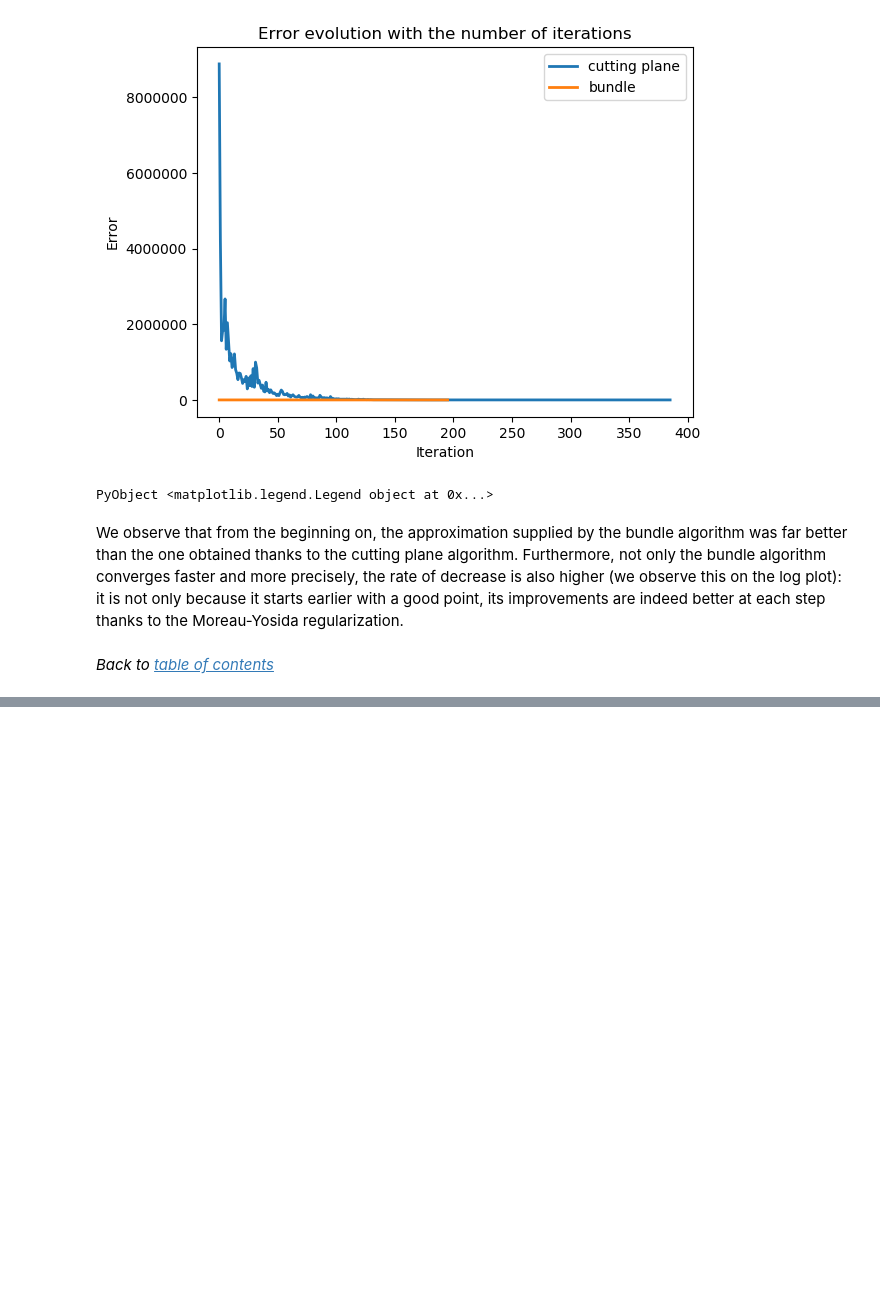
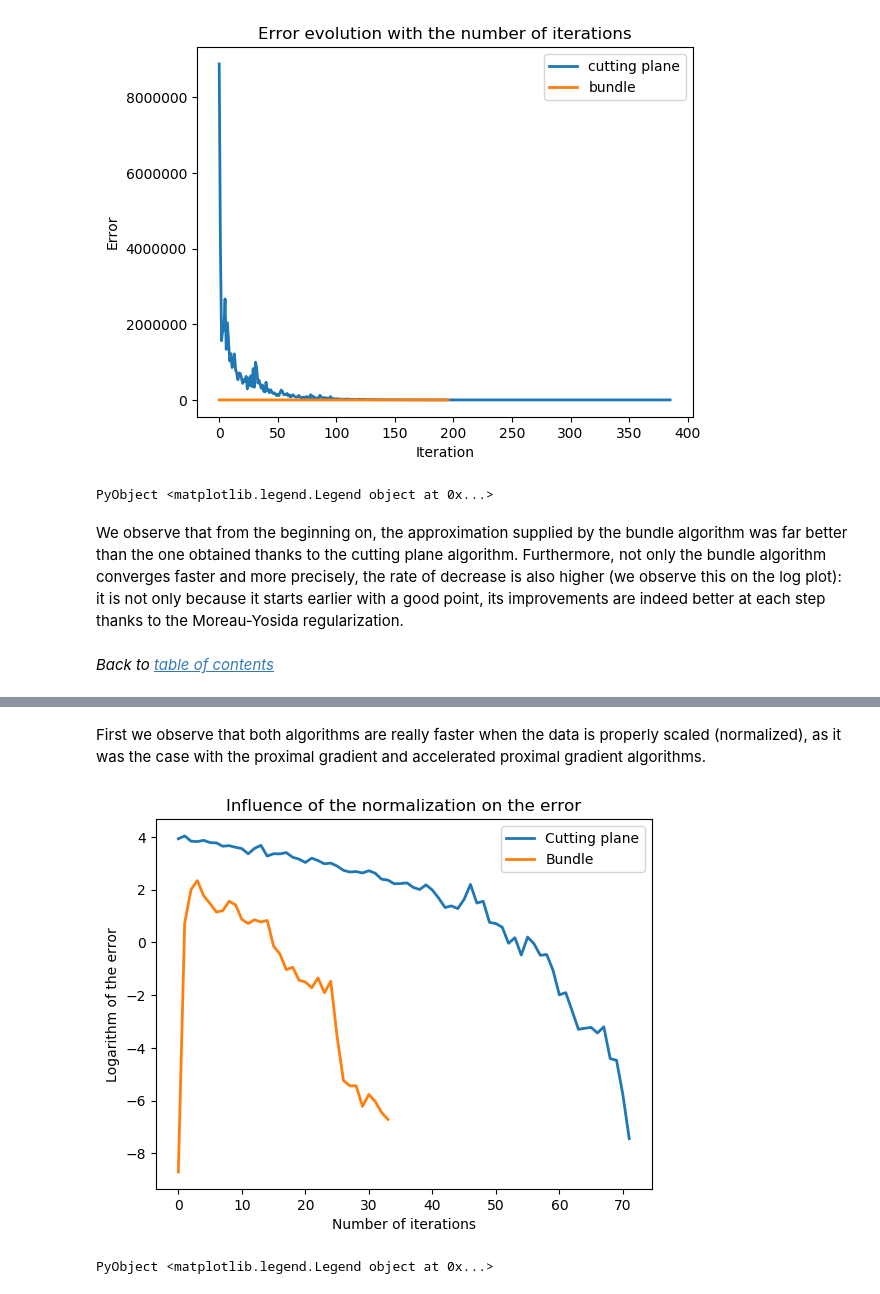
Before and after one commit to mzaffran/proximal_methods, a Jupyter notebook: cutting_plane_bundle_methods.ipynb, the cells around one changed output, grey strips where cells are left out. Saved outputs shown, nothing was run; the diff lists cells and outputs as text; code cells hidden in the pictures; blank space fills up the shorter version.

```diff
--- a/cutting_plane_bundle_methods.ipynb
+++ b/cutting_plane_bundle_methods.ipynb
@@ -417,0 +469,12 @@ _Back to [table of contents](#toc)_
+# %% [markdown]
+First we observe that both algorithms are really faster when the data is properly scaled (normalized), as it was the case with the proximal gradient and accelerated proximal gradient algorithms.
+# %%
+plot(log10.(abs.(trace_1 .- optsol_n))[1:72], lw=2., label="Cutting plane")
+plot(log10.(abs.(trace_2 .- optsol_n)), lw=2., label="Bundle")
+xlabel("Number of iterations")
+ylabel("Logarithm of the error")
+title("Influence of the normalization on the error")
+legend()
+# %% [output]
+[figure, added]
+PyObject <matplotlib.legend.Legend object at 0x...>
```
Also changed, not shown: parts of 70 cells of this notebook.
